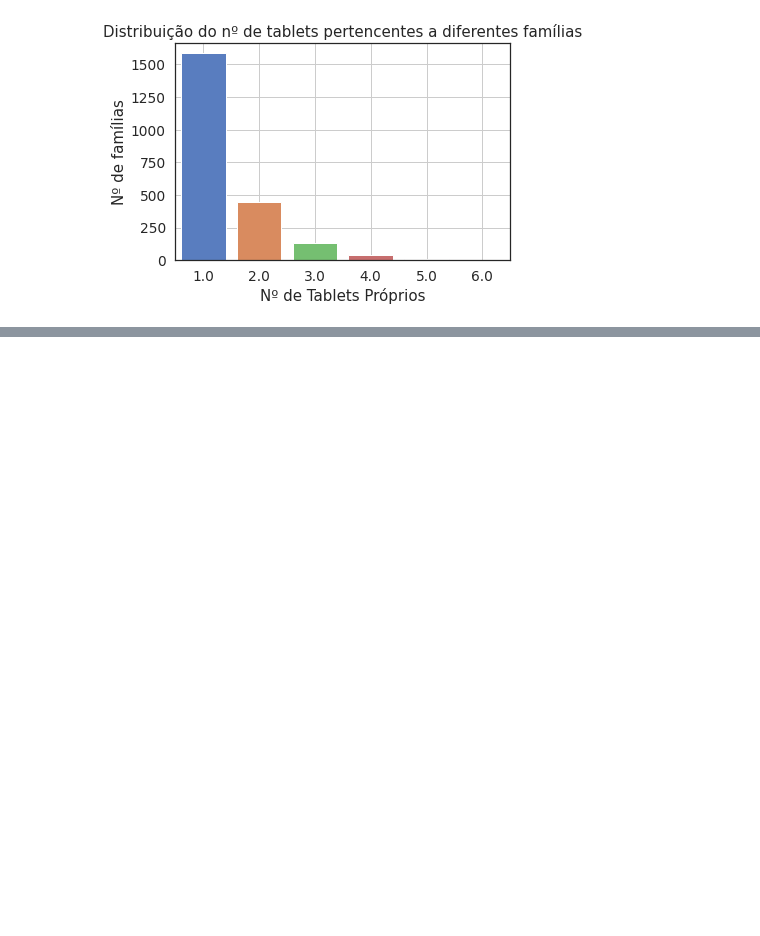
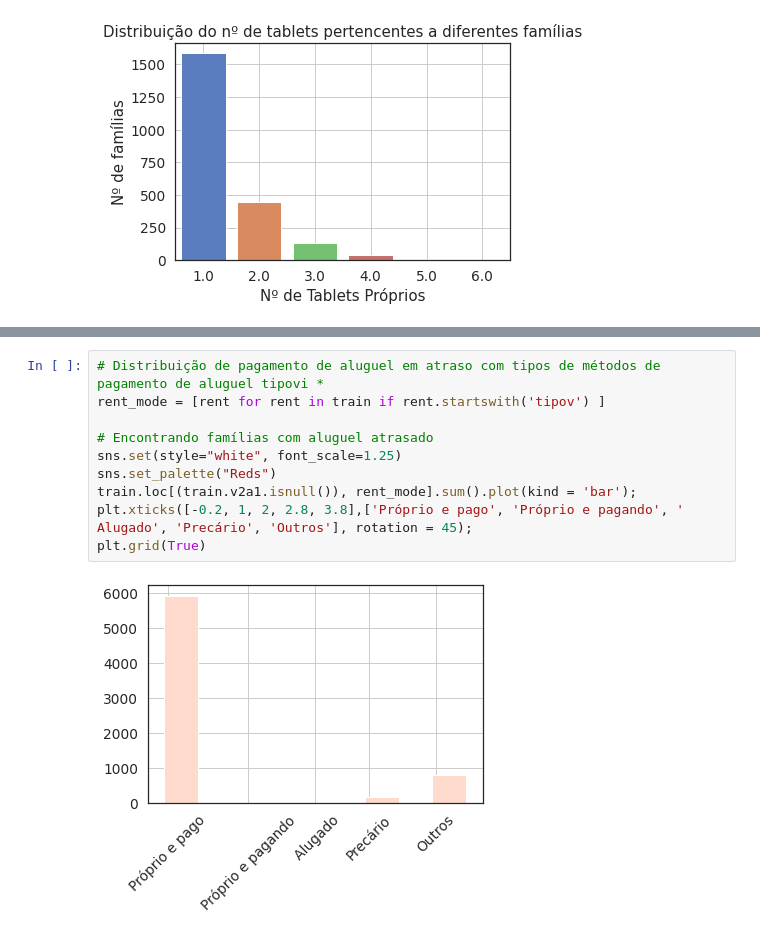
Before and after one commit to leandrorodor/PGR-IESB-P9043-CDNA-20203, a Jupyter notebook: projeto_kaggle.ipynb, the cells around one changed output, grey strips where cells are left out. Drawn from its saved outputs; the diff is of its cells as text; blank space fills up the shorter version.

```diff
--- a/projeto_kaggle.ipynb
+++ b/projeto_kaggle.ipynb
@@ -119,0 +197,12 @@ plt.grid("True")
+# %%
+# Distribuição de pagamento de aluguel em atraso com tipos de métodos de pagamento de aluguel tipovi *
+rent_mode = [rent for rent in train if rent.startswith('tipov') ]
+
+# Encontrando famílias com aluguel atrasado
+sns.set(style="white", font_scale=1.25)
+sns.set_palette("Reds")
+train.loc[(train.v2a1.isnull()), rent_mode].sum().plot(kind = 'bar');
+plt.xticks([-0.2, 1, 2, 2.8, 3.8],['Próprio e pago', 'Próprio e pagando', ' Alugado', 'Precário', 'Outros'], rotation = 45);
+plt.grid(True)
+# %% [output]
+[figure, added]
```
Also changed, not shown: parts of 12 cells of this notebook.
